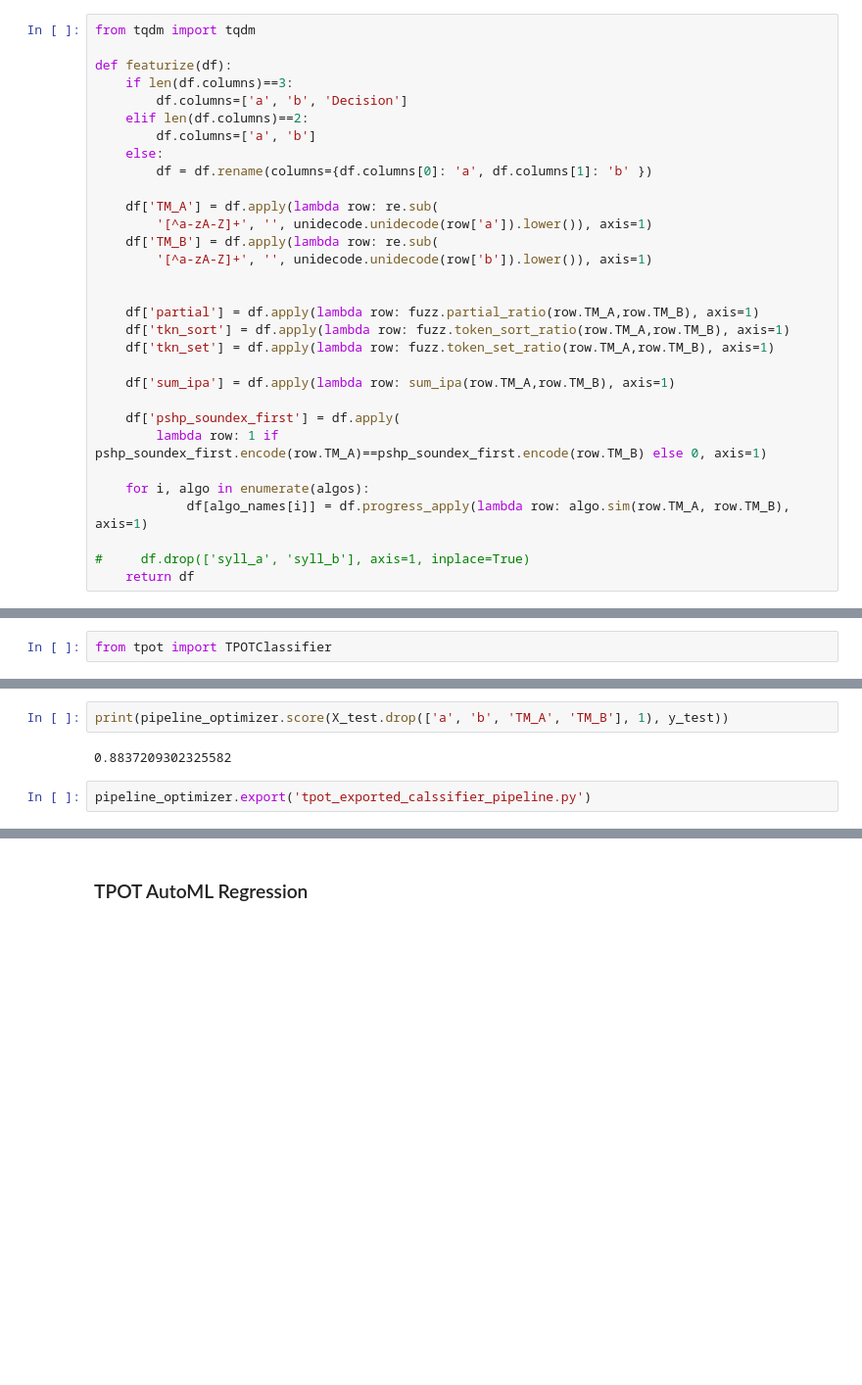
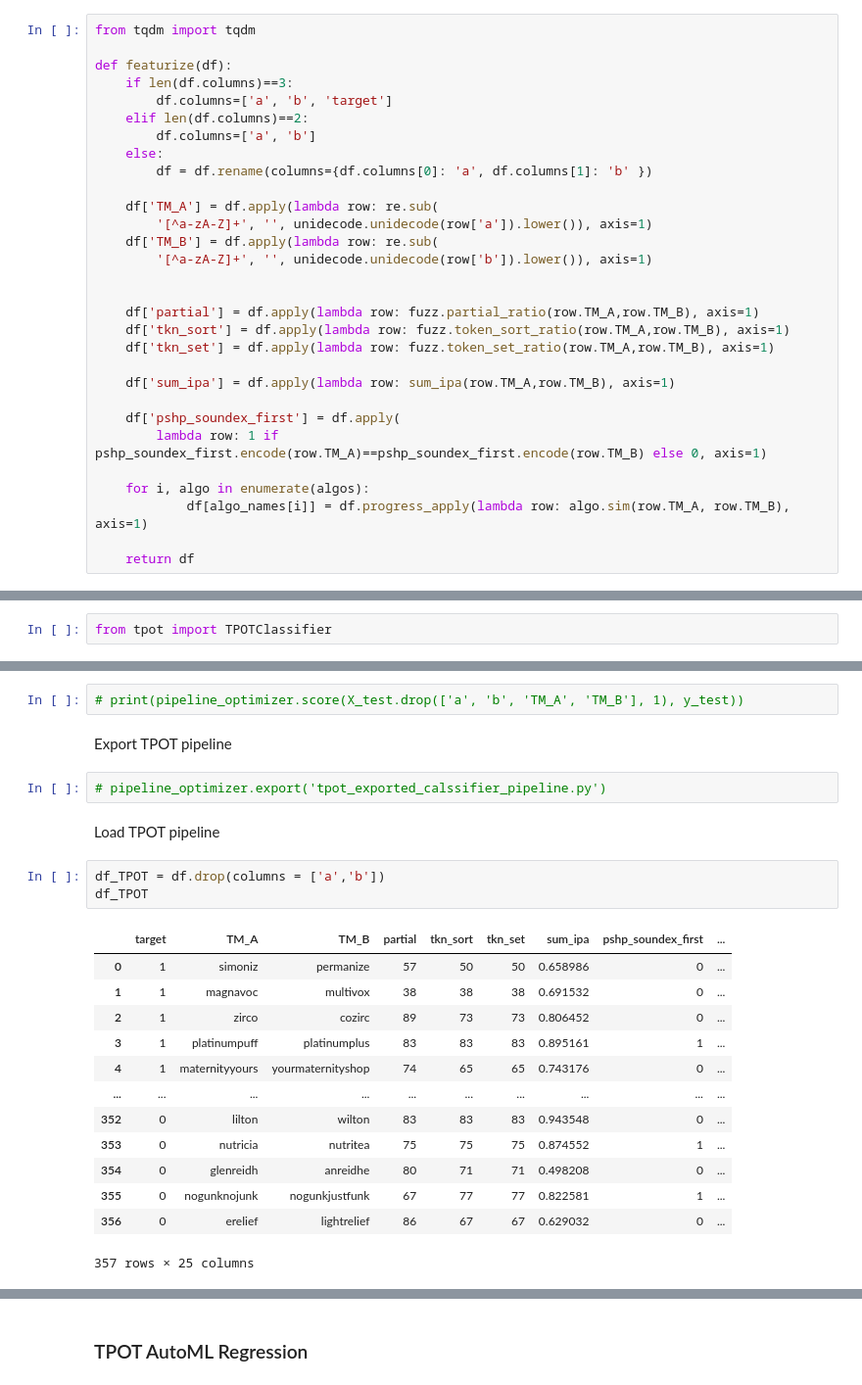
Before and after one commit to nguyens7/InfringeMark, a Jupyter notebook: 02_Modeling.ipynb, the cells around one changed output, grey strips where cells are left out. Shown at 98% size. Saved outputs shown, nothing was run; the diff lists cells and outputs as text; blank space fills up the shorter version.

Commit message:
import TPOT model

```diff
--- a/02_Modeling.ipynb
+++ b/02_Modeling.ipynb
@@ -73,7 +73,7 @@ from tqdm import tqdm
 
 def featurize(df):
     if len(df.columns)==3:
-        df.columns=['a', 'b', 'Decision']
+        df.columns=['a', 'b', 'target']
     elif len(df.columns)==2:
         df.columns=['a', 'b']
     else:
@@ -97,7 +97,6 @@ def featurize(df):
     for i, algo in enumerate(algos):
             df[algo_names[i]] = df.progress_apply(lambda row: algo.sim(row.TM_A, row.TM_B), axis=1)
 
-#     df.drop(['syll_a', 'syll_b'], axis=1, inplace=True)
     return df
 # %%
 
@@ -173,6 +154,25 @@ TPOTClassifier(log_file=<ipykernel.iostream.OutStream object at 0x...>,
 # %%
-print(pipeline_optimizer.score(X_test.drop(['a', 'b', 'TM_A', 'TM_B'], 1), y_test))
+# print(pipeline_optimizer.score(X_test.drop(['a', 'b', 'TM_A', 'TM_B'], 1), y_test))
-# %% [output]
-0.8837209302325582
+# %% [markdown]
+Export TPOT pipeline
 # %%
-pipeline_optimizer.export('tpot_exported_calssifier_pipeline.py')
+# pipeline_optimizer.export('tpot_exported_calssifier_pipeline.py')
+# %% [markdown]
+Load TPOT pipeline
+# %%
+df_TPOT = df.drop(columns = ['a','b'])
+df_TPOT
+# %% [output]
+|  | target | TM_A | TM_B | partial | tkn_sort | tkn_set | sum_ipa | pshp_soundex_first | ... |
+| 0 | 1 | simoniz | permanize | 57 | 50 | 50 | 0.658986 | 0 | ... |
+| 1 | 1 | magnavoc | multivox | 38 | 38 | 38 | 0.691532 | 0 | ... |
+| 2 | 1 | zirco | cozirc | 89 | 73 | 73 | 0.806452 | 0 | ... |
+| 3 | 1 | platinumpuff | platinumplus | 83 | 83 | 83 | 0.895161 | 1 | ... |
+| 4 | 1 | maternityyours | yourmaternityshop | 74 | 65 | 65 | 0.743176 | 0 | ... |
+| ... | ... | ... | ... | ... | ... | ... | ... | ... | ... |
+| 352 | 0 | lilton | wilton | 83 | 83 | 83 | 0.943548 | 0 | ... |
+| 353 | 0 | nutricia | nutritea | 75 | 75 | 75 | 0.874552 | 1 | ... |
+| 354 | 0 | glenreidh | anreidhe | 80 | 71 | 71 | 0.498208 | 0 | ... |
+| 355 | 0 | nogunknojunk | nogunkjustfunk | 67 | 77 | 77 | 0.822581 | 1 | ... |
+| 356 | 0 | erelief | lightrelief | 86 | 67 | 67 | 0.629032 | 0 | ... |
+357 rows × 25 columns
```
Also changed, not shown: parts of 9 cells of this notebook.
